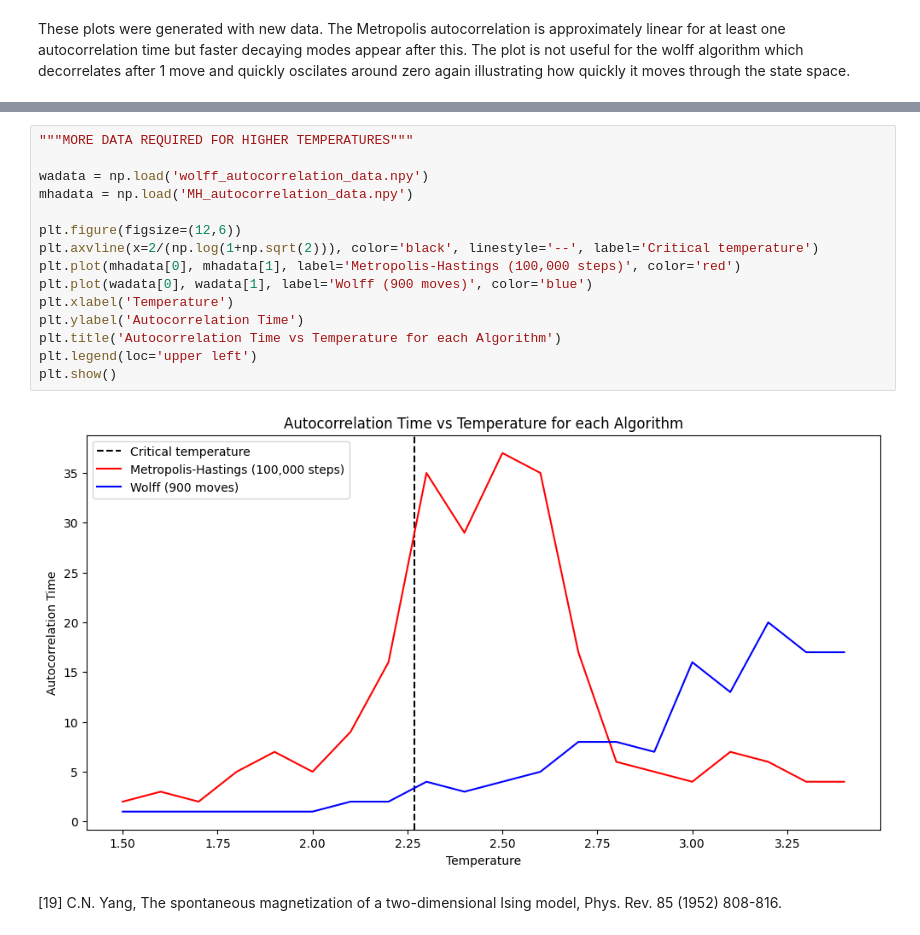
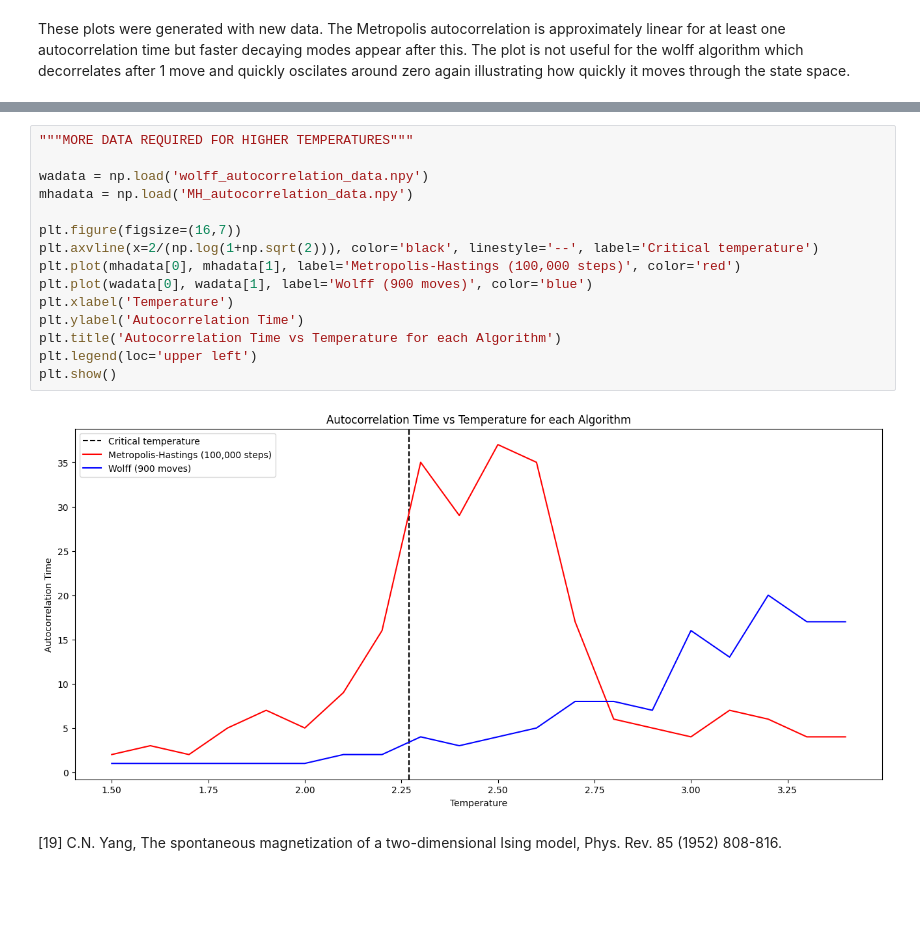
Before and after one commit to tdeng455/Part-II-Computational-Physics-Project, a Jupyter notebook: workbook.ipynb, the cells around one changed output, grey strips where cells are left out. Saved outputs shown, nothing was run; the diff lists cells and outputs as text; blank space fills up the shorter version.

```diff
--- a/workbook.ipynb
+++ b/workbook.ipynb
@@ -657,19 +657,19 @@ plt.show()
 # %%
 """MORE DATA REQUIRED FOR HIGHER TEMPERATURES"""
 
 wadata = np.load('wolff_autocorrelation_data.npy')
 mhadata = np.load('MH_autocorrelation_data.npy')
 
-plt.figure(figsize=(12,6))
+plt.figure(figsize=(16,7))
 plt.axvline(x=2/(np.log(1+np.sqrt(2))), color='black', linestyle='--', label='Critical temperature')
 plt.plot(mhadata[0], mhadata[1], label='Metropolis-Hastings (100,000 steps)', color='red')
 plt.plot(wadata[0], wadata[1], label='Wolff (900 moves)', color='blue')
 plt.xlabel('Temperature')
 plt.ylabel('Autocorrelation Time')
 plt.title('Autocorrelation Time vs Temperature for each Algorithm')
 plt.legend(loc='upper left')
 plt.show()
 # %% [output]
-[figure, old version]
+[figure, new version]
 # %% [markdown]
 [19] C.N. Yang, The spontaneous magnetization of a two-dimensional Ising model, Phys. Rev. 85 (1952) 808-816.
```
Also changed, not shown: parts of 3 cells of this notebook, 6 other files.
